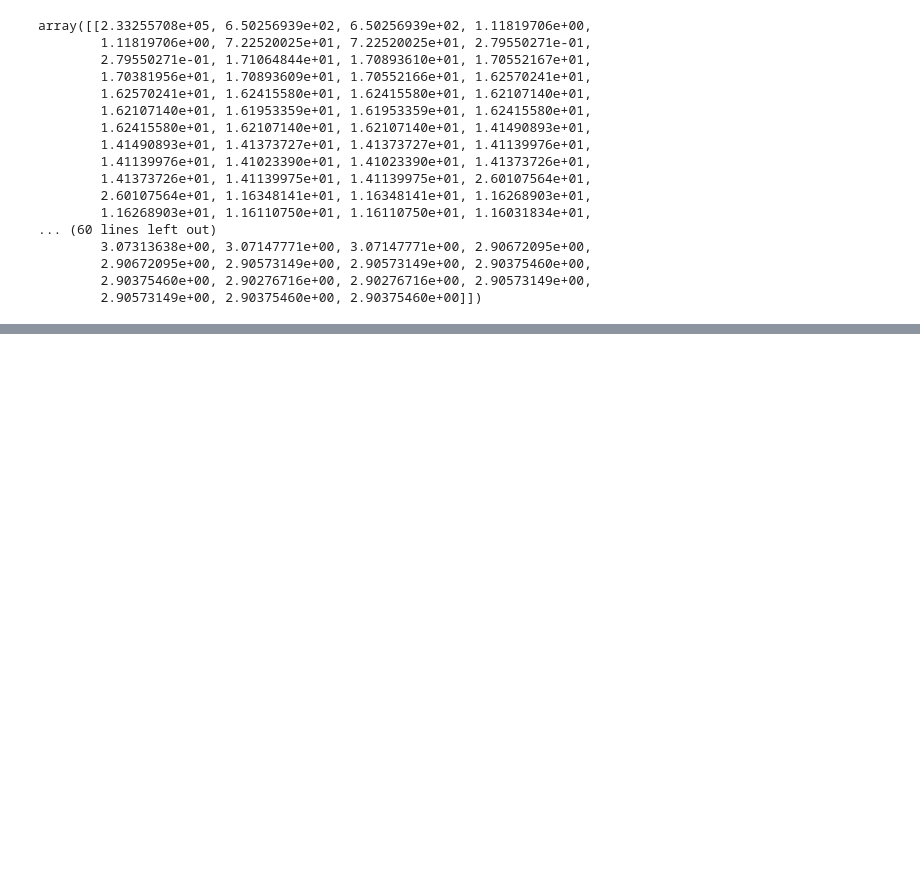
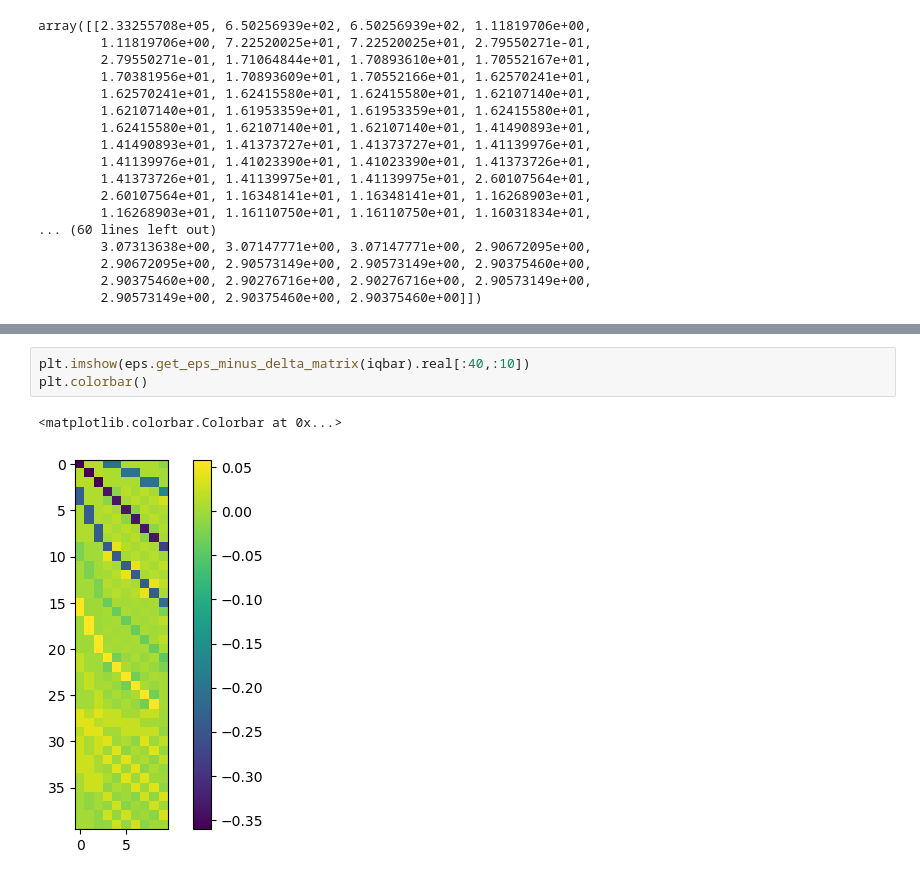
Before and after one commit to jackmcarthur/isdf_cohsex, a Jupyter notebook: debugarrays.ipynb, the cells around one changed output, grey strips where cells are left out. Cells and saved outputs as stored; diff of their text form; blank space fills up the shorter version.

```diff
--- a/debugarrays.ipynb
+++ b/debugarrays.ipynb
@@ -81,0 +139,6 @@ NameError: name 'wfn' is not defined
+# %%
+plt.imshow(eps.get_eps_minus_delta_matrix(iqbar).real[:40,:10])
+plt.colorbar()
+# %% [output]
+<matplotlib.colorbar.Colorbar at 0x...>
+[figure, added]
```
Also changed, not shown: parts of 8 cells of this notebook, 4 other files.
